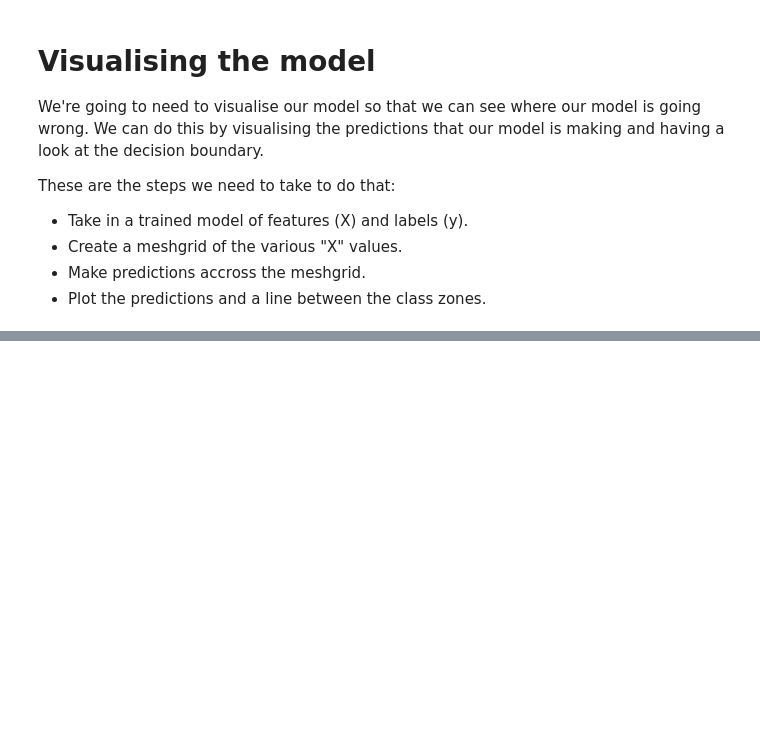
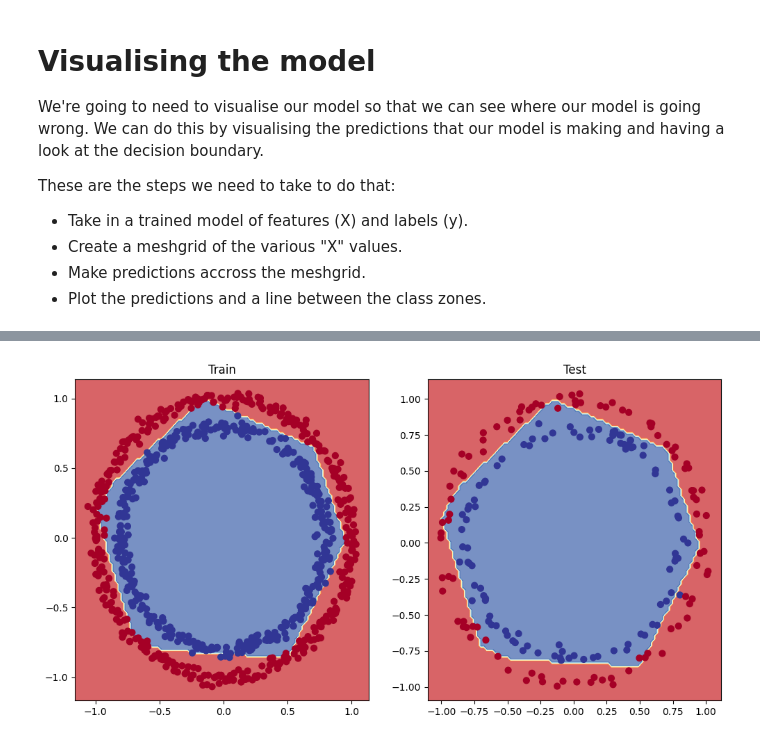
Before and after one commit to 4igeek/TensorFlow, a Jupyter notebook: NonLinearBinaryClassification.ipynb, the cells around one changed output, grey strips where cells are left out. Saved outputs shown, nothing was run; the diff lists cells and outputs as text; code cells hidden in the pictures; blank space fills up the shorter version.

```diff
--- a/NonLinearBinaryClassification.ipynb
+++ b/NonLinearBinaryClassification.ipynb
@@ -124,0 +140,20 @@ Doing binary classification
+# %%
+tf.random.set_seed(42)
+
+# 1. Create the model using the Sequential API
+model = tf.keras.Sequential([
+    tf.keras.layers.Dense(6, activation="relu"), # Non-linear activation function
+    tf.keras.layers.Dense(6, activation="relu"), # Non-linear activation function
+    tf.keras.layers.Dense(1, activation="sigmoid") # Binary classification requires one output neuron
+])
+
+# 2. Compile the model
+model.compile(loss="binary_crossentropy",
+                optimizer=tf.keras.optimizers.Adam(learning_rate=0.01), # Changed learning rate from 0.001 to 0.01
+                metrics=["accuracy"])
+
+# 3. Fit the model
+model_history = model.fit(X_train, y_train, epochs=25, verbose=0) # Reduced the number of epochs from 100 to 25
+
+# 4. Evaluate the model
+model.evaluate(X_test, y_test)
@@ -124,0 +163,10 @@ Doing binary classification
+# %%
+plt.figure(figsize=(12,6))
+plt.subplot(1,2,1)
+plt.title("Train")
+plot_decision_boundary(model, X=X_train, y=y_train)
+plt.subplot(1,2,2)
+plt.title("Test")
+plot_decision_boundary(model, X=X_test, y=y_test)
+plt.show()
+# %% [output]
@@ -124,0 +177 @@ Doing binary classification
+[figure, added]
```
Also changed, not shown: parts of 9 cells of this notebook.
